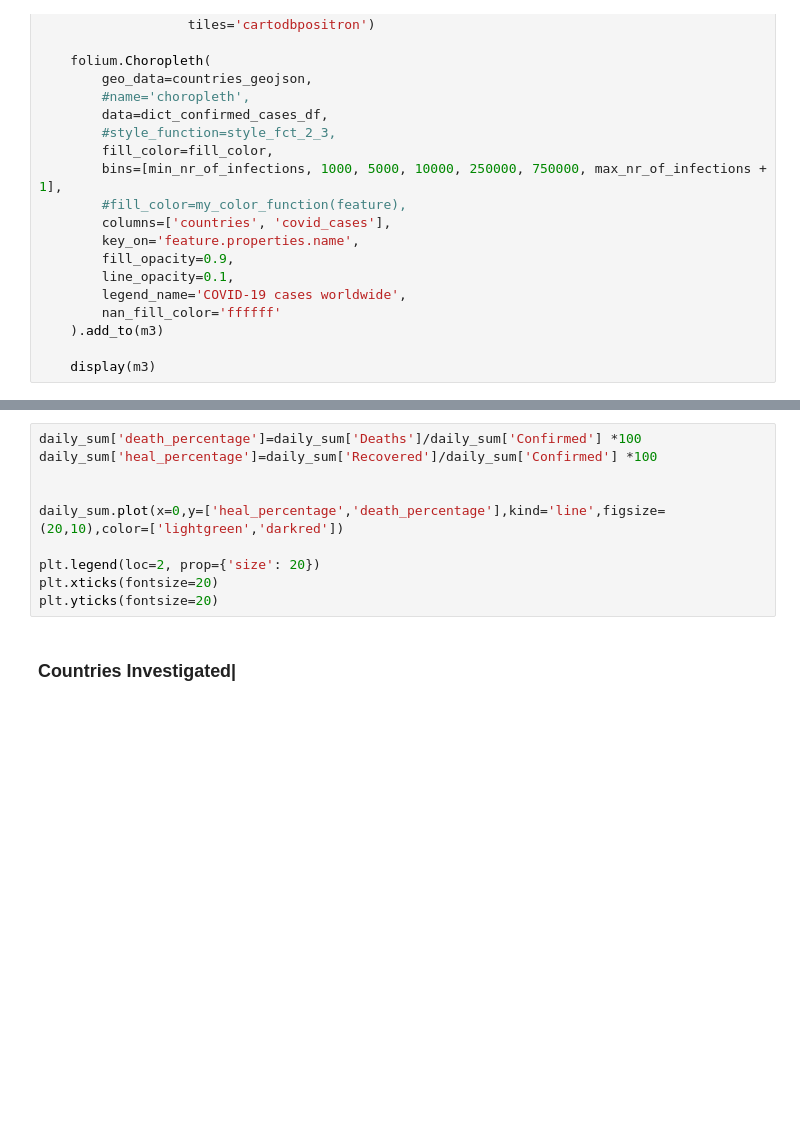
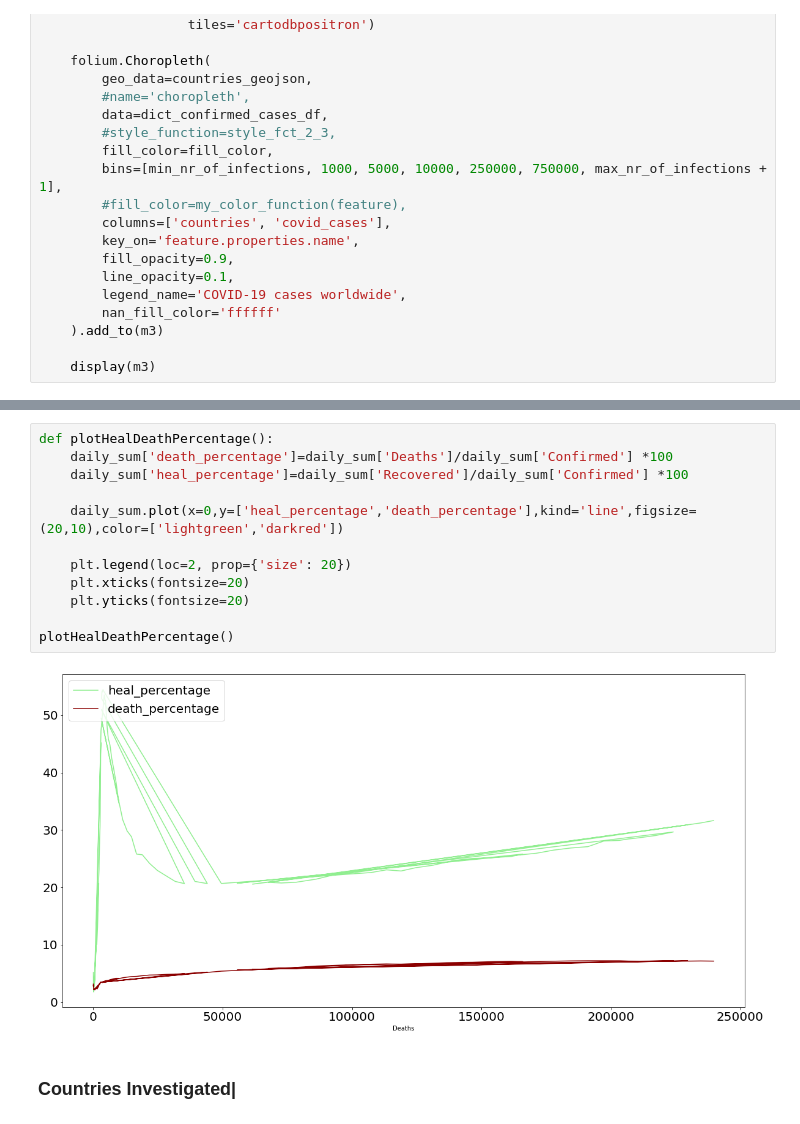
Before and after one commit to nlucian/covid19, a Jupyter notebook: BigDataProject_final.ipynb, the cells around one changed output, grey strips where cells are left out. Drawn from its saved outputs; the diff is of its cells as text; blank space fills up the shorter version.

```diff
--- a/BigDataProject_final.ipynb
+++ b/BigDataProject_final.ipynb
@@ -376,12 +420,16 @@ display(output)
 # %%
-daily_sum['death_percentage']=daily_sum['Deaths']/daily_sum['Confirmed'] *100
-daily_sum['heal_percentage']=daily_sum['Recovered']/daily_sum['Confirmed'] *100
+def plotHealDeathPercentage():
+    daily_sum['death_percentage']=daily_sum['Deaths']/daily_sum['Confirmed'] *100
+    daily_sum['heal_percentage']=daily_sum['Recovered']/daily_sum['Confirmed'] *100
 
+    daily_sum.plot(x=0,y=['heal_percentage','death_percentage'],kind='line',figsize=(20,10),color=['lightgreen','darkred'])
 
-daily_sum.plot(x=0,y=['heal_percentage','death_percentage'],kind='line',figsize=(20,10),color=['lightgreen','darkred'])
+    plt.legend(loc=2, prop={'size': 20})
+    plt.xticks(fontsize=20)
+    plt.yticks(fontsize=20)
 
-plt.legend(loc=2, prop={'size': 20})
-plt.xticks(fontsize=20)
-plt.yticks(fontsize=20)
+plotHealDeathPercentage()
+# %% [output]
+[figure, added]
 # %% [markdown]
 ### Countries Investigated|
```
Also changed, not shown: parts of 9 cells of this notebook.
